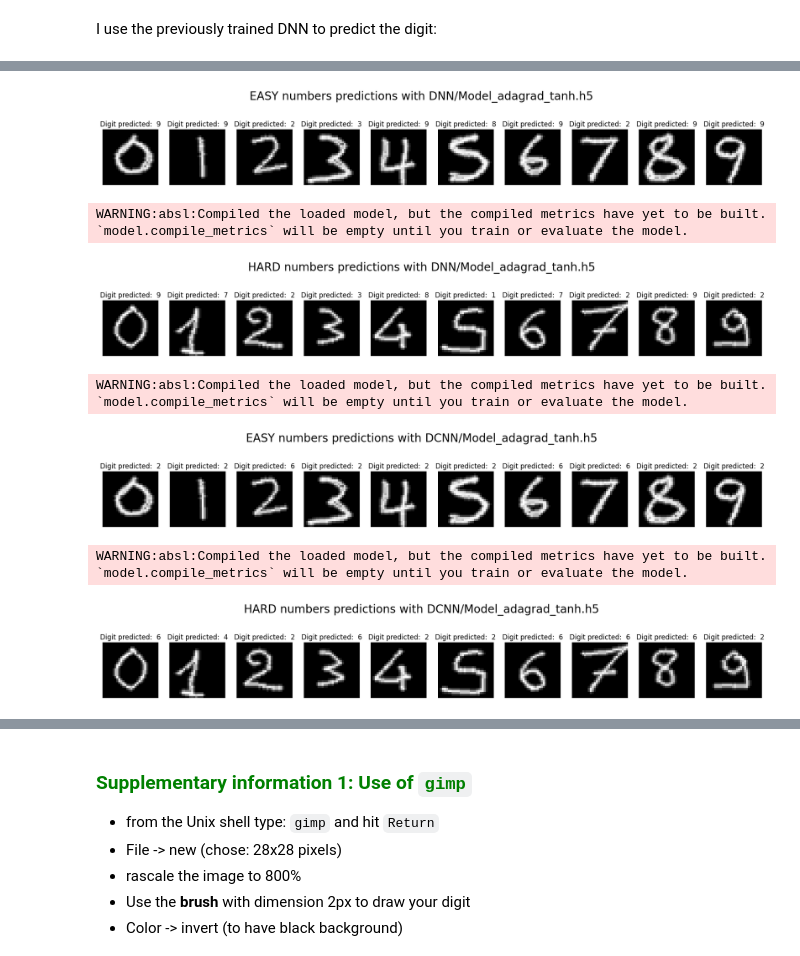
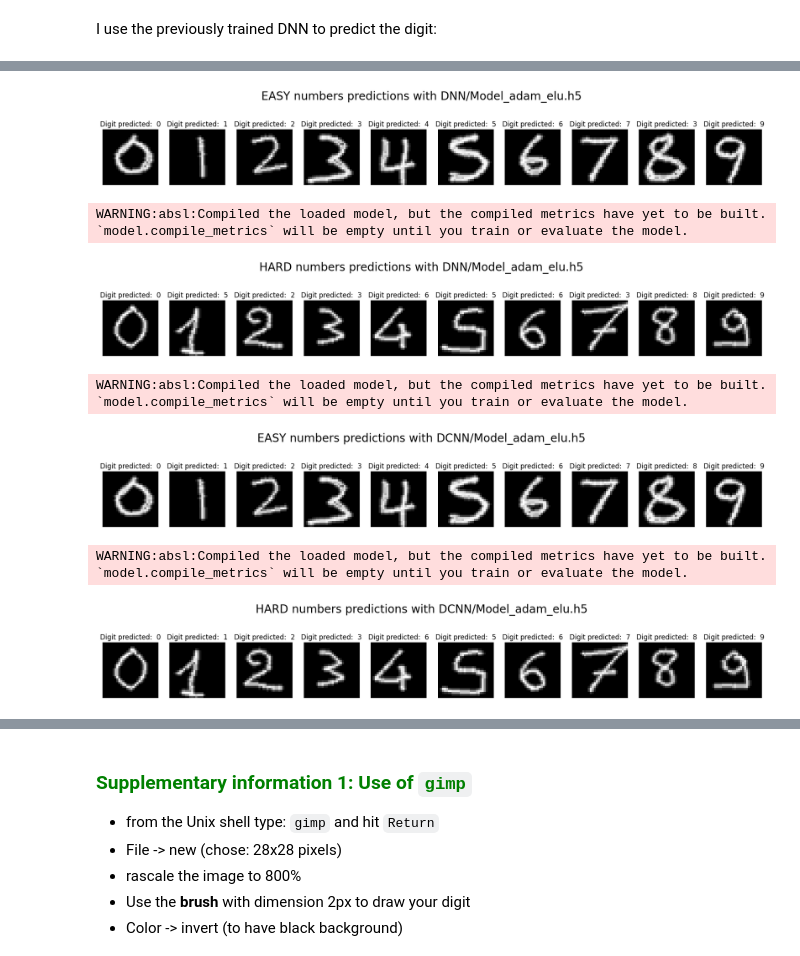
Before and after one commit to lazzerialberto/sim_numerica, a Jupyter notebook: lezione_12/LSN_Exercises_12.ipynb, the cells around one changed output, grey strips where cells are left out. Drawn from its saved outputs; the diff is of its cells as text; code cells hidden in the pictures.

```diff
--- a/lezione_12/LSN_Exercises_12.ipynb
+++ b/lezione_12/LSN_Exercises_12.ipynb
@@ -359,7 +339,7 @@ for i, activation in enumerate(activ):
         key = f'step_{optim}_{activation}'
         with open("DNN/History_"+optim+"_"+activation+".json", 'r') as f:
             loaded_history[key] = json.load(f)
-        if key in history:
+        if key in loaded_history:
             ax.plot(loaded_history[key]['loss'],c='navy', label=r'Training')
             ax.plot(loaded_history[key]['val_loss'],c='purple', label=r'Validation')
 
@@ -406,7 +386,10 @@ for j,optim in enumerate(optimizers):
 		for i in range(13):
 			ax = axes[j*len(activ)+k,i]
 			key=f'step_{optim}_{activation}'
-			model_DNN_n=keras.models.load_model("./DNN/Model_"+optim+"_"+activation+".h5")
+			if optim=="adam":
+				model_DNN_n=keras.models.load_model("./DNN/Model_"+optim+"_"+activation+".h5")
+			elif optim=="adagrad":
+				model_DNN_n=keras.models.load_model("./DNN/Model_"+optim+"_"+activation+".keras")
 			predictions_n[key] = model_DNN_n.predict(X_test,verbose=0)
 			new_X_test_n[key] = X_test.reshape(X_test.shape[0], img_rows, img_cols,1)
 			ax.imshow(new_X_test_n[key][i, :, :, 0], cmap='gray')
@@ -513,9 +496,9 @@ new_X_test_cnn={}
 for i,optim in enumerate(optimizers):
 	for j,activation in enumerate(activ):
 		model_CNN=create_CNN(optim,activation)
-		model_CNN.save('DCNN/Model_' + optim+'_'+activation+'.h5')
 		key = f'step_{optim}_{activation}'
 		history_cnn[key] = model_CNN.fit(X_train, Y_train, batch_size=batch_size, epochs=100,verbose=0, validation_data=(X_test, Y_test), callbacks=[reduce_lr])
+		model_CNN.save('DCNN/Model_' + optim+'_'+activation+'.keras')
 		score_cnn[key] = model_CNN.evaluate(X_test, Y_test, verbose=0)
 		predictions_cnn[key] = model_CNN.predict(X_test,verbose=0)
 		new_X_test_cnn[key] = X_test.reshape(X_test.shape[0], img_rows, img_cols,1)
@@ -593,7 +568,10 @@ for j,optim in enumerate(optimizers):
 		for i in range(13):
 			ax = axes[j*len(activ)+k,i]
 			key=f'step_{optim}_{activation}'
-			model_DCNN_n=keras.models.load_model("./DCNN/Model_"+optim+"_"+activation+".h5")
+			if optim=="adam":
+				model_DCNN_n=keras.models.load_model("./DCNN/Model_"+optim+"_"+activation+".h5")
+			elif optim=="adagrad":
+				model_DCNN_n=keras.models.load_model("./DCNN/Model_"+optim+"_"+activation+".keras")
 			predictions_c[key] = model_DCNN_n.predict(X_test,verbose=0)
 			new_X_test_c[key] = X_test.reshape(X_test.shape[0], img_rows, img_cols,1)
 			ax.imshow(new_X_test_c[key][i, :, :, 0], cmap='gray')
@@ -684,8 +662,11 @@ plt.show()
 I use the previously trained DNN to predict the digit:
 # %%
 from tensorflow.keras.models import load_model
+import warnings
 
-path_model="DNN/Model_adagrad_tanh.h5"
+warnings.filterwarnings("ignore")
+
+path_model="DNN/Model_adam_elu.h5"
 model = load_model(path_model)
 
 pred_0={}
@@ -712,9 +689,12 @@ Skipping registering GPU devices...
 WARNING:absl:Compiled the loaded model, but the compiled metrics have yet to be built. `model.compile_metrics` will be empty until you train or evaluate the model.
-[figure, old version]
+[figure, new version]
 # %%
 from tensorflow.keras.models import load_model
+import warnings
 
-path_model="DNN/Model_adagrad_tanh.h5"
+warnings.filterwarnings("ignore")
+
+path_model="DNN/Model_adam_elu.h5"
 model = load_model(path_model)
 
 pred_1={}
@@ -735,11 +715,14 @@ for l in range(10):
 plt.show()
 # %% [output]
 WARNING:absl:Compiled the loaded model, but the compiled metrics have yet to be built. `model.compile_metrics` will be empty until you train or evaluate the model.
-[figure, old version]
+[figure, new version]
 # %%
 from tensorflow.keras.models import load_model
+import warnings
 
-path_model="DCNN/Model_adagrad_tanh.h5"
+warnings.filterwarnings("ignore")
+
+path_model="DCNN/Model_adam_elu.h5"
 model = load_model(path_model)
 
 pred_2={}
@@ -760,11 +743,14 @@ for l in range(10):
 plt.show()
 # %% [output]
 WARNING:absl:Compiled the loaded model, but the compiled metrics have yet to be built. `model.compile_metrics` will be empty until you train or evaluate the model.
-[figure, old version]
+[figure, new version]
 # %%
 from tensorflow.keras.models import load_model
+import warnings
 
-path_model="DCNN/Model_adagrad_tanh.h5"
+warnings.filterwarnings("ignore")
+
+path_model="DCNN/Model_adam_elu.h5"
 model = load_model(path_model)
 
 pred_3={}
@@ -785,7 +771,7 @@ for l in range(10):
 plt.show()
 # %% [output]
 WARNING:absl:Compiled the loaded model, but the compiled metrics have yet to be built. `model.compile_metrics` will be empty until you train or evaluate the model.
-[figure, old version]
+[figure, new version]
 # %% [markdown]
 ### **OBSERVATIONS**
 I created two handwritten digit datasets:
```
Also changed, not shown: parts of 12 cells of this notebook.
